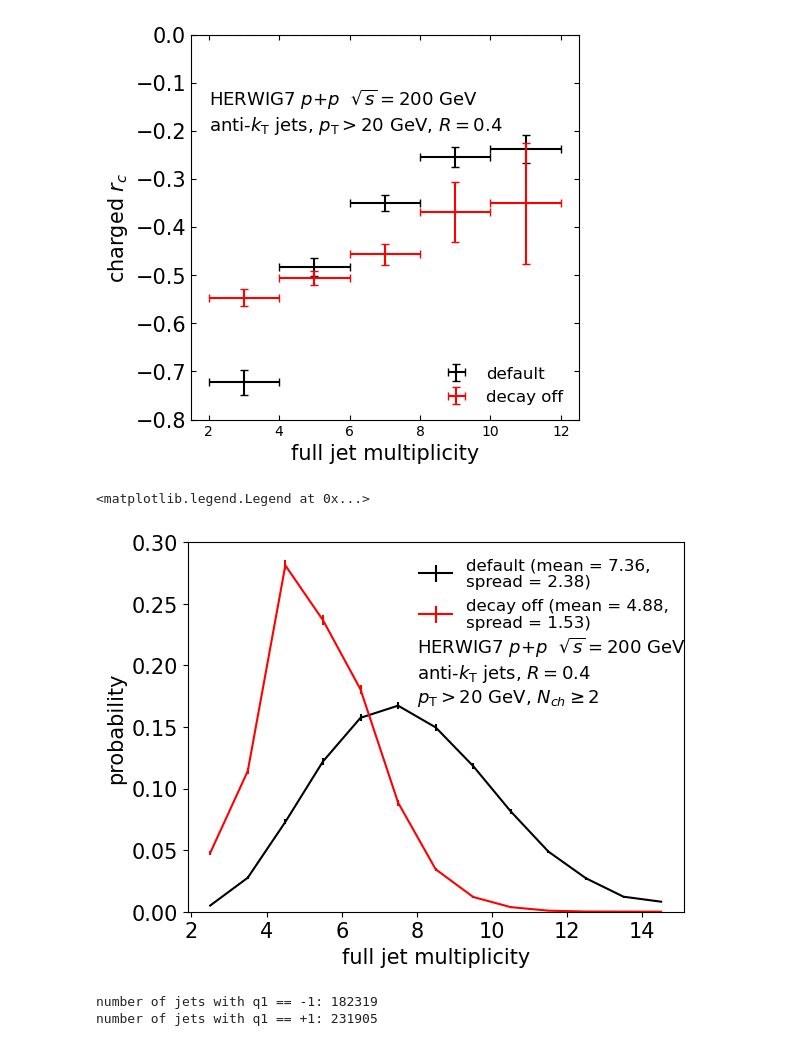
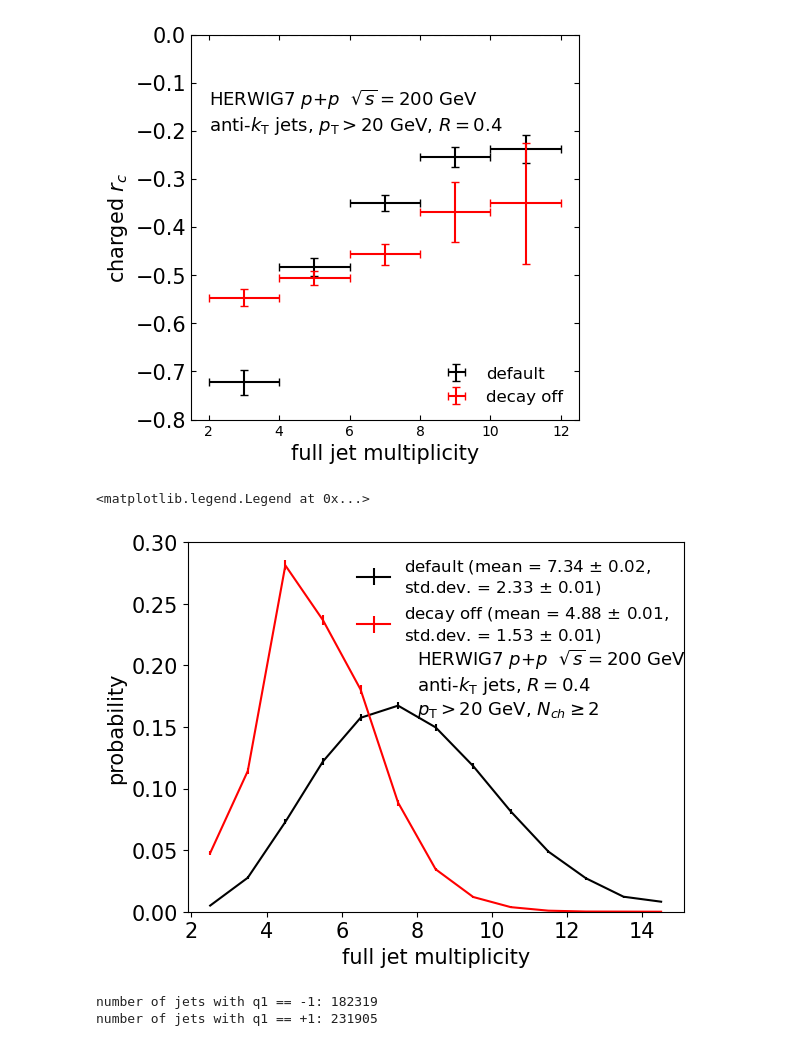
Before and after one commit to y-song/rc, a Jupyter notebook: pp/decay_check_herwig.ipynb, the cells around one changed output. Saved outputs shown, nothing was run; the diff lists cells and outputs as text; code cells hidden in the pictures.

```diff
--- a/pp/decay_check_herwig.ipynb
+++ b/pp/decay_check_herwig.ipynb
@@ -69,15 +69,15 @@ def weighted_avg_and_std(values, weights):
 observables = ['evid','xsec','pt','n','parton','nch','pt1','q1','eta1','phi1','pid1','parent1','pt2','q2','eta2','phi2','pid2','parent2',\
               'dr','m','nparents1','nparents2']
 # %%
-files = ['/gpfs/gibbs/project/havener/ys668/other_output/rc/herwig_nodecay_11pthat15_rc_truth.txt',\
-        '/gpfs/gibbs/project/havener/ys668/other_output/rc/herwig_nodecay_15pthat20_rc_truth.txt',\
-        '/gpfs/gibbs/project/havener/ys668/other_output/rc/herwig_nodecay_20pthat25_rc_truth.txt',\
-        '/gpfs/gibbs/project/havener/ys668/other_output/rc/herwig_nodecay_25pthat30_rc_truth.txt',\
-        '/gpfs/gibbs/project/havener/ys668/other_output/rc/herwig_nodecay_30pthat35_rc_truth.txt',\
-        '/gpfs/gibbs/project/havener/ys668/other_output/rc/herwig_nodecay_35pthat40_rc_truth.txt',\
-        '/gpfs/gibbs/project/havener/ys668/other_output/rc/herwig_nodecay_40pthat45_rc_truth.txt',\
-        '/gpfs/gibbs/project/havener/ys668/other_output/rc/herwig_nodecay_45pthat50_rc_truth.txt',\
-        '/gpfs/gibbs/project/havener/ys668/other_output/rc/herwig_nodecay_50pthat1000_rc_truth.txt']
+files = ['/gpfs/gibbs/project/havener/ys668/rc/herwig_nodecay_11pthat15_rc_truth.txt',\
+        '/gpfs/gibbs/project/havener/ys668/rc/herwig_nodecay_15pthat20_rc_truth.txt',\
+        '/gpfs/gibbs/project/havener/ys668/rc/herwig_nodecay_20pthat25_rc_truth.txt',\
+        '/gpfs/gibbs/project/havener/ys668/rc/herwig_nodecay_25pthat30_rc_truth.txt',\
+        '/gpfs/gibbs/project/havener/ys668/rc/herwig_nodecay_30pthat35_rc_truth.txt',\
+        '/gpfs/gibbs/project/havener/ys668/rc/herwig_nodecay_35pthat40_rc_truth.txt',\
+        '/gpfs/gibbs/project/havener/ys668/rc/herwig_nodecay_40pthat45_rc_truth.txt',\
+        '/gpfs/gibbs/project/havener/ys668/rc/herwig_nodecay_45pthat50_rc_truth.txt',\
+        '/gpfs/gibbs/project/havener/ys668/rc/herwig_nodecay_50pthat1000_rc_truth.txt']
 # %%
 df_array = []
 for file in files:
@@ -154,15 +166,15 @@ print(weighted_avg_and_std(df['n'], weights=df['w']))
 # %% [output]
 (4.881732501713149, 1.5253974913650696)
 # %%
-files = ['/gpfs/gibbs/project/havener/ys668/other_output/rc/herwig_11pthat15_rc_truth.txt',\
-        '/gpfs/gibbs/project/havener/ys668/other_output/rc/herwig_15pthat20_rc_truth.txt',\
-        '/gpfs/gibbs/project/havener/ys668/other_output/rc/herwig_20pthat25_rc_truth.txt',\
-        '/gpfs/gibbs/project/havener/ys668/other_output/rc/herwig_25pthat30_rc_truth.txt',\
-        '/gpfs/gibbs/project/havener/ys668/other_output/rc/herwig_30pthat35_rc_truth.txt',\
-        '/gpfs/gibbs/project/havener/ys668/other_output/rc/herwig_35pthat40_rc_truth.txt',\
-        '/gpfs/gibbs/project/havener/ys668/other_output/rc/herwig_40pthat45_rc_truth.txt',\
-        '/gpfs/gibbs/project/havener/ys668/other_output/rc/herwig_45pthat50_rc_truth.txt',\
-        '/gpfs/gibbs/project/havener/ys668/other_output/rc/herwig_50pthat1000_rc_truth.txt']
+files = ['/gpfs/gibbs/project/havener/ys668/rc/herwig_11pthat15_rc_truth.txt',\
+        '/gpfs/gibbs/project/havener/ys668/rc/herwig_15pthat20_rc_truth.txt',\
+        '/gpfs/gibbs/project/havener/ys668/rc/herwig_20pthat25_rc_truth.txt',\
+        '/gpfs/gibbs/project/havener/ys668/rc/herwig_25pthat30_rc_truth.txt',\
+        '/gpfs/gibbs/project/havener/ys668/rc/herwig_30pthat35_rc_truth.txt',\
+        '/gpfs/gibbs/project/havener/ys668/rc/herwig_35pthat40_rc_truth.txt',\
+        '/gpfs/gibbs/project/havener/ys668/rc/herwig_40pthat45_rc_truth.txt',\
+        '/gpfs/gibbs/project/havener/ys668/rc/herwig_45pthat50_rc_truth.txt',\
+        '/gpfs/gibbs/project/havener/ys668/rc/herwig_50pthat1000_rc_truth.txt']
 # %%
 df_array = []
 for file in files:
@@ -243,18 +265,18 @@ ax.tick_params(top=True, right=True, bottom=True, left=True, direction='in', whi
 # %% [output]
 [figure]
 # %%
-plt.errorbar(np.arange(2.5, 15.5), y, yerr=yerr, color='k', label='default (mean = 7.36,\nspread = 2.38)')
-plt.errorbar(np.arange(2.5, 15.5), y_nodecay, yerr=yerr_nodecay, color='r', label='decay off (mean = 4.88,\nspread = 1.53)')
+plt.errorbar(np.arange(2.5, 15.5), y, yerr=yerr, color='k', label='default (mean = 7.34 $\pm$ 0.02,\nstd.dev. = 2.33 $\pm$ 0.01)')
+plt.errorbar(np.arange(2.5, 15.5), y_nodecay, yerr=yerr_nodecay, color='r', label='decay off (mean = 4.88 $\pm$ 0.01,\nstd.dev. = 1.53 $\pm$ 0.01)')
 plt.xlabel(r'full jet multiplicity', fontsize=15)
 plt.ylabel('probability', fontsize=15)
-plt.text(8, 0.17,'HERWIG7 $p$+$p$  $\sqrt{s}=200$ GeV\nanti-$k_\mathrm{T}$ jets, $R=0.4$\n$p_{\mathrm{T}}>20$ GeV, $N_{ch}\geq2$', fontsize=13)
+plt.text(8, 0.16,'HERWIG7 $p$+$p$  $\sqrt{s}=200$ GeV\nanti-$k_\mathrm{T}$ jets, $R=0.4$\n$p_{\mathrm{T}}>20$ GeV, $N_{ch}\geq2$', fontsize=13)
 plt.ylim(0,0.3)
 plt.xticks(fontsize=15)
 plt.yticks(fontsize=15)
 plt.legend(fontsize=12, loc='upper right', frameon=False)
 # %% [output]
 <matplotlib.legend.Legend at 0x...>
-[figure, old version]
+[figure, new version]
 # %%
 observables = ['evid','xsec','pt','n','parton','pt1','q1','eta1','phi1','pid1','parent1','pt2','q2','eta2','phi2','pid2','parent2',\
               'dr','m','nparents1','nparents2']
```
Also changed, not shown: parts of 2 cells of this notebook, 3 other files.
